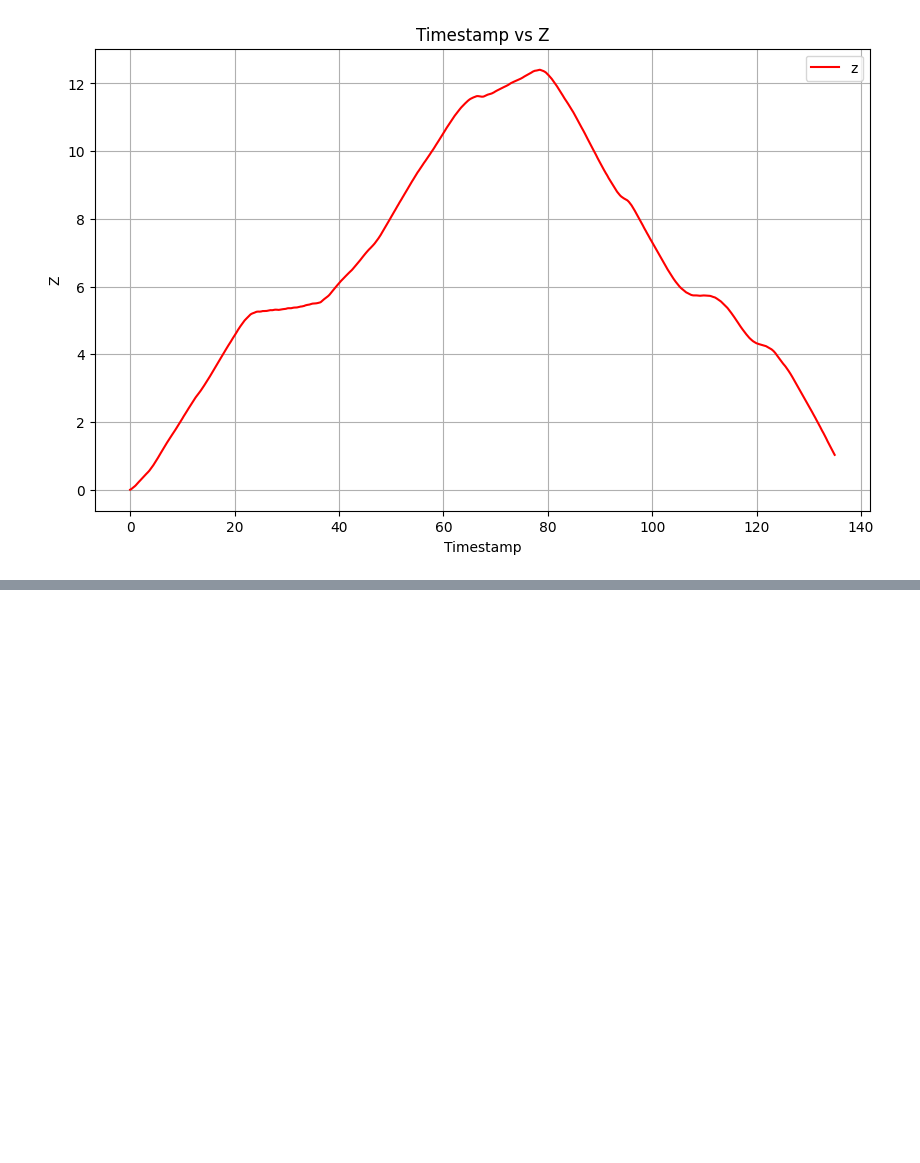
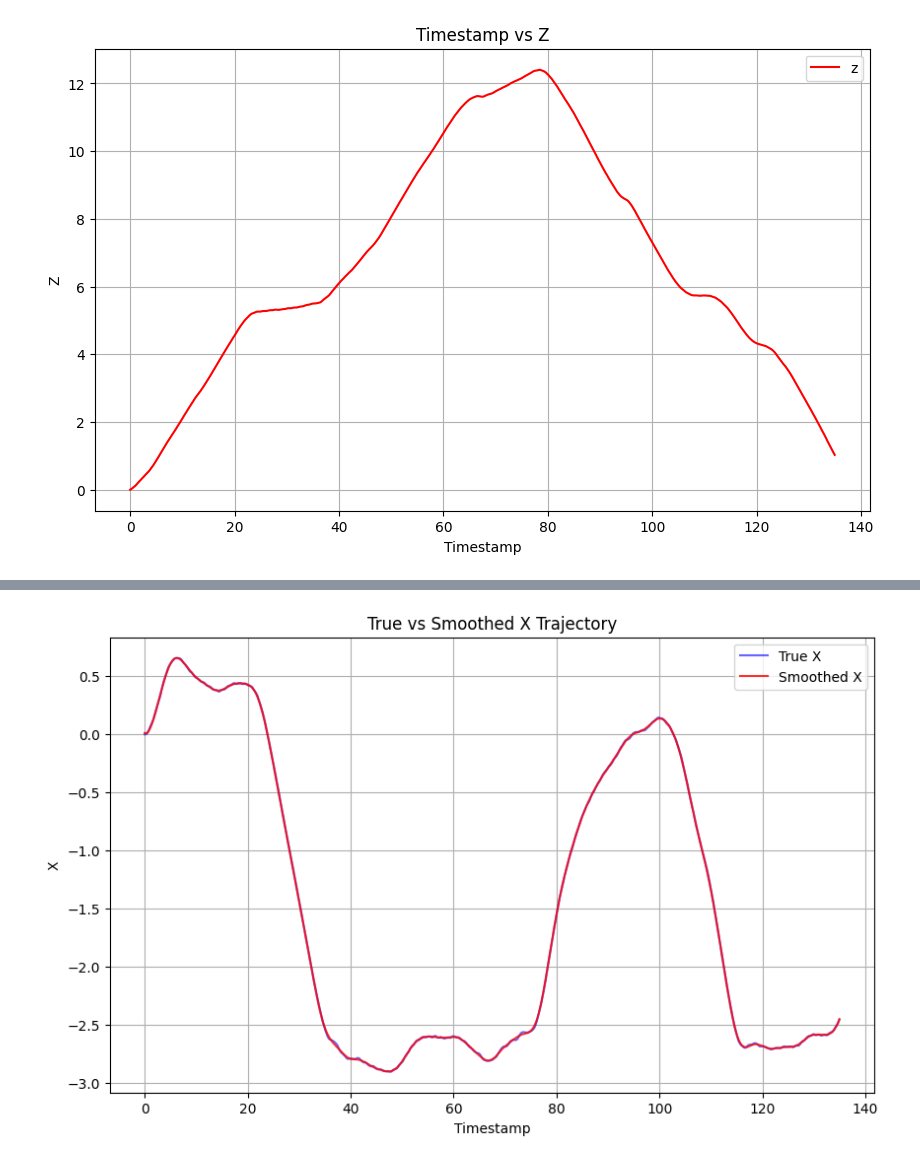
Before and after one commit to qphulong/stella_slam_trajectory_extract, a Jupyter notebook: smooth.ipynb, the cells around one changed output, grey strips where cells are left out. Saved outputs shown, nothing was run; the diff lists cells and outputs as text; code cells hidden in the pictures; blank space fills up the shorter version.

Commit message:
good smoothing method, will investigate later

```diff
--- a/smooth.ipynb
+++ b/smooth.ipynb
@@ -109,0 +234,26 @@ model.compile(optimizer='adam', loss='mse')
+# %%
+import numpy as np
+import pandas as pd
+import matplotlib.pyplot as plt
+from scipy.signal import savgol_filter
+
+# Assuming you have your DataFrame df with a column 'x' for the trajectory data
+x_values = df['x'].values  # Replace with your actual 'x' values from DataFrame
+
+# Apply the Savitzky-Golay filter to smooth the data
+# window_length is the size of the filter window (it should be an odd number)
+# polyorder is the order of the polynomial used to fit the filter
+smoothed_x = savgol_filter(x_values, window_length=256, polyorder=4)
+
+# Plot the original (true) data vs. the smoothed data
+plt.figure(figsize=(10, 6))
+plt.plot(df['timestamp'], x_values, label='True X', color='b', alpha=0.6)  # Original data
+plt.plot(df['timestamp'], smoothed_x, label='Smoothed X', color='r', alpha=0.8)  # Smoothed data
+plt.xlabel('Timestamp')
+plt.ylabel('X')
+plt.title('True vs Smoothed X Trajectory')
+plt.legend()
+plt.grid(True)
+plt.show()
+# %% [output]
+[figure, added]
```
Also changed, not shown: parts of 6 cells of this notebook.
